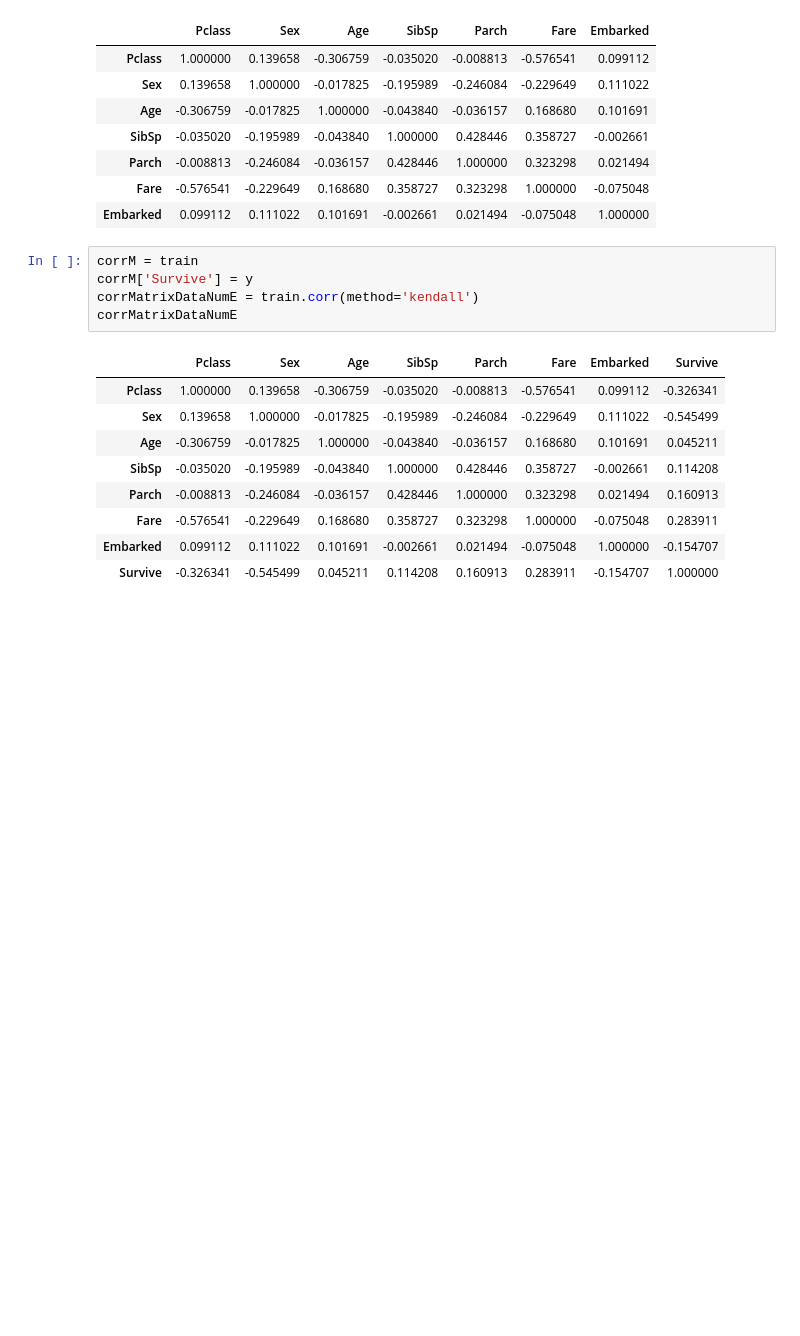
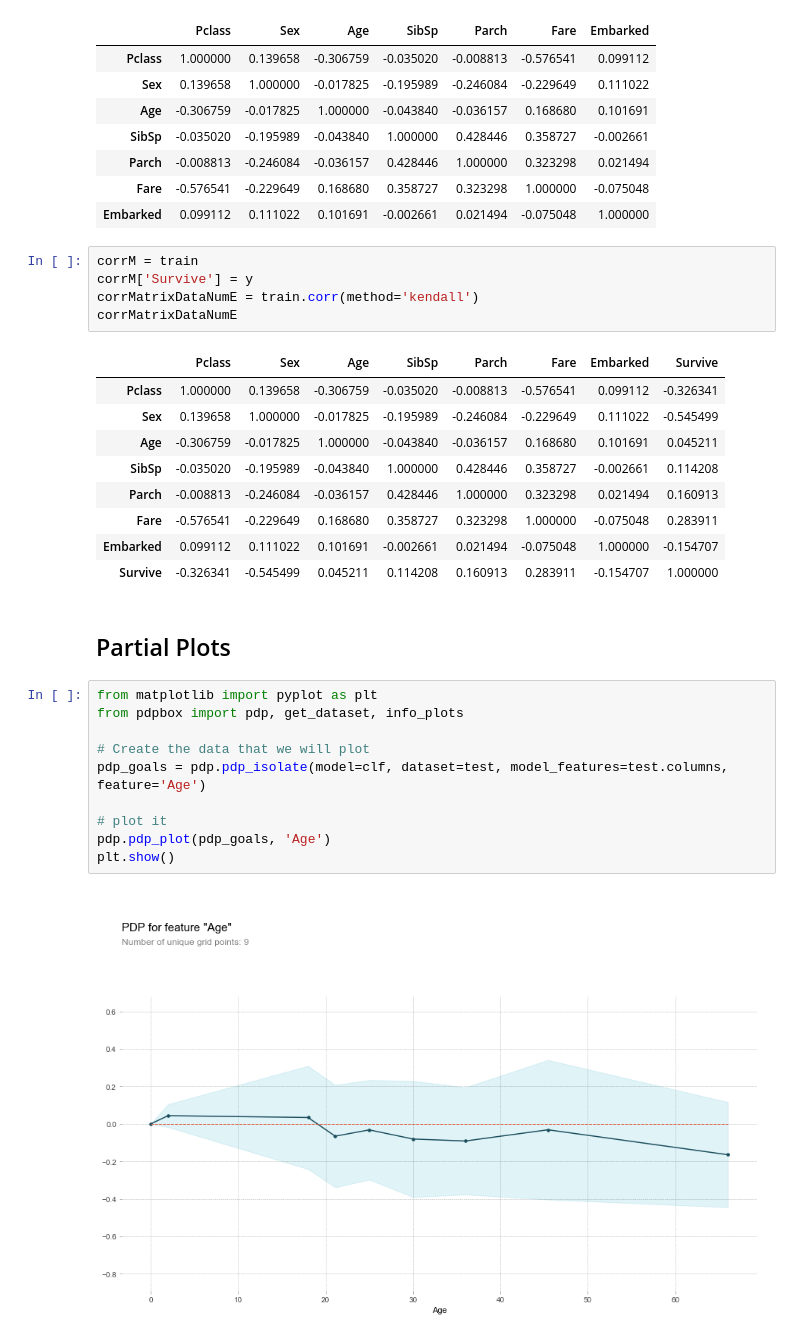
Before and after one commit to doreensacker/Kaggle-Titanic, a Jupyter notebook: Titanic.ipynb, the cells around one changed output. Saved outputs shown, nothing was run; the diff lists cells and outputs as text; blank space fills up the shorter version.

Commit message:
shap und partial plots

```diff
--- a/Titanic.ipynb
+++ b/Titanic.ipynb
@@ -171,3 +171,17 @@ corrMatrixDataNumE
 | Fare | -0.576541 | -0.229649 | 0.168680 | 0.358727 | 0.323298 | 1.000000 | -0.075048 | 0.283911 |
 | Embarked | 0.099112 | 0.111022 | 0.101691 | -0.002661 | 0.021494 | -0.075048 | 1.000000 | -0.154707 |
 | Survive | -0.326341 | -0.545499 | 0.045211 | 0.114208 | 0.160913 | 0.283911 | -0.154707 | 1.000000 |
+# %% [markdown]
+## Partial Plots
+# %%
+from matplotlib import pyplot as plt
+from pdpbox import pdp, get_dataset, info_plots
+
+# Create the data that we will plot
+pdp_goals = pdp.pdp_isolate(model=clf, dataset=test, model_features=test.columns, feature='Age')
+
+# plot it
+pdp.pdp_plot(pdp_goals, 'Age')
+plt.show()
+# %% [output]
+[figure, added]
```
Also changed, not shown: parts of 6 cells of this notebook, 2 other files.
